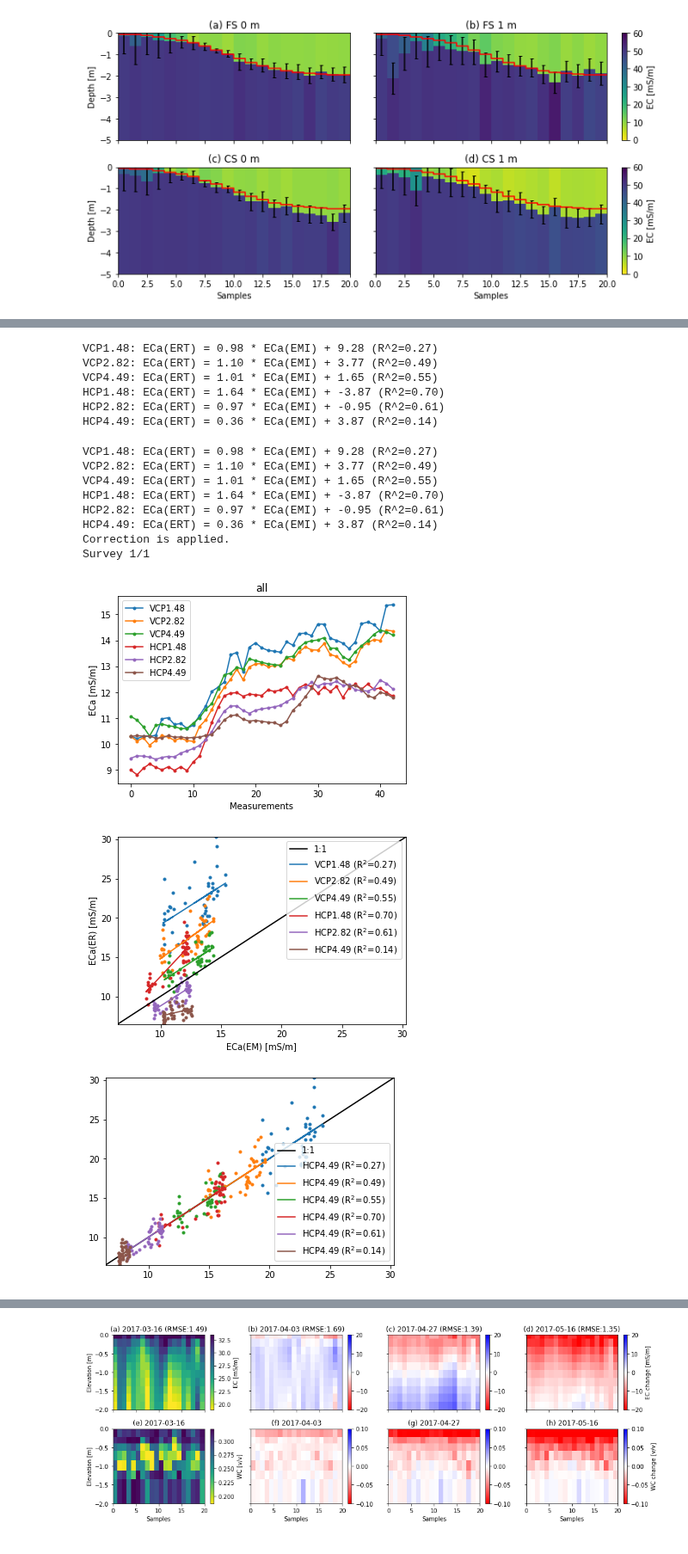
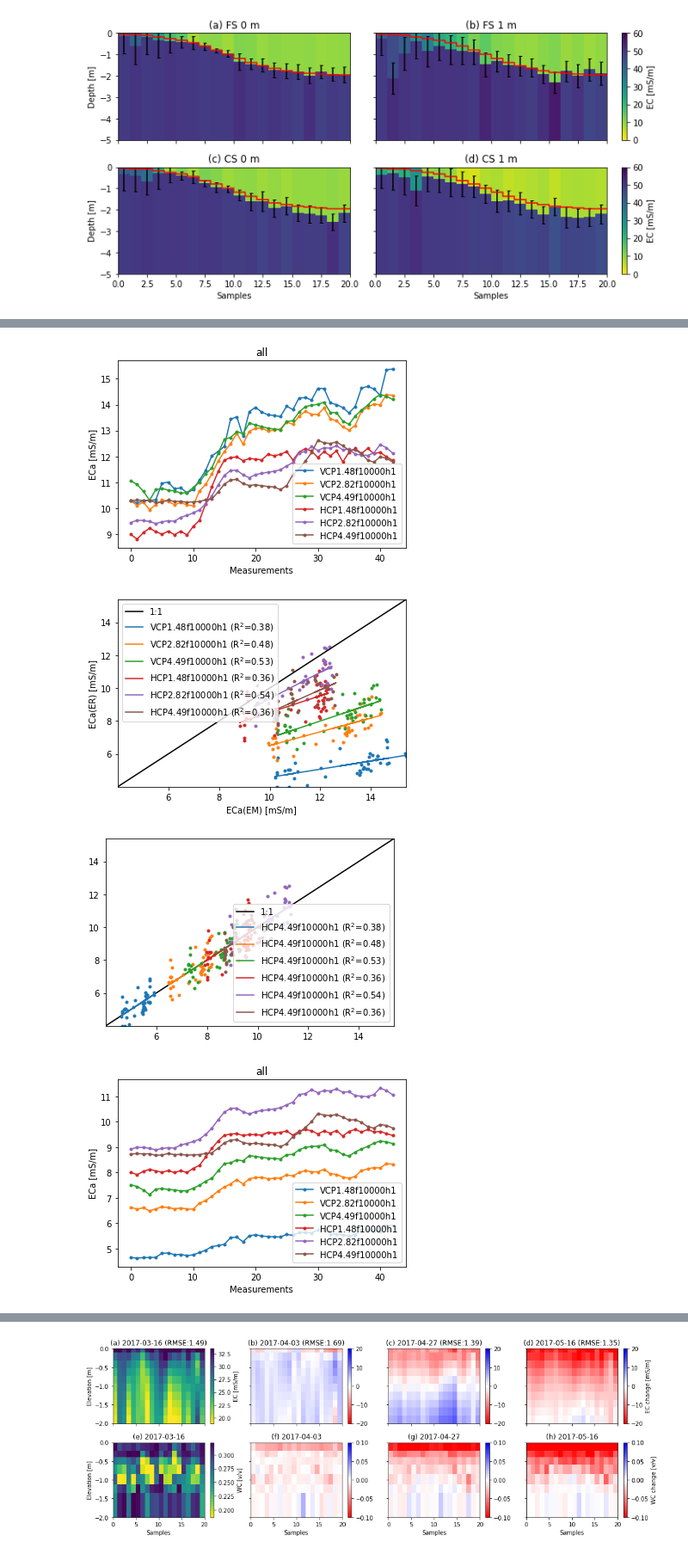
Before and after one commit to hkexgroup/emagpy, a Jupyter notebook: src/em-paper.ipynb, the cells around one changed output, grey strips where cells are left out. Shown at 86% size. Saved outputs shown, nothing was run; the diff lists cells and outputs as text; code cells hidden in the pictures.

```diff
--- a/src/em-paper.ipynb
+++ b/src/em-paper.ipynb
@@ -381,14 +263,15 @@ k1 = Problem()
 k1.createSurvey(fnameECa)
 k1.show()
 k1.setInit(depths0=np.arange(0.05, 3, 0.05))
-k1.invert(alpha=0.001,njobs=-1)
+k1.invert(forwardModel='CSgn')
 
 # ERT calibrated
 k2 = Problem()
 k2.createSurvey(fnameECa)
 k2.calibrate(fnameECa, fnameEC, forwardModel='FSeq') # plot calibration
 k2.calibrate(fnameECa, fnameEC, forwardModel='FSeq', apply=True) # apply the calibration
+k2.show()
 k2.setInit(depths0=np.arange(0.05, 3, 0.05))
-k2.invert(alpha=0.001,njobs=-1)
+k2.invert(forwardModel='CSgn')
 # %% [output]
 Survey 1/1
@@ -395,17 +294,4 @@ Survey 1/1
-VCP1.48: ECa(ERT) = 0.98 * ECa(EMI) + 9.28 (R^2=0.27)
-VCP2.82: ECa(ERT) = 1.10 * ECa(EMI) + 3.77 (R^2=0.49)
-VCP4.49: ECa(ERT) = 1.01 * ECa(EMI) + 1.65 (R^2=0.55)
-HCP1.48: ECa(ERT) = 1.64 * ECa(EMI) + -3.87 (R^2=0.70)
-HCP2.82: ECa(ERT) = 0.97 * ECa(EMI) + -0.95 (R^2=0.61)
-HCP4.49: ECa(ERT) = 0.36 * ECa(EMI) + 3.87 (R^2=0.14)
-VCP1.48: ECa(ERT) = 0.98 * ECa(EMI) + 9.28 (R^2=0.27)
-VCP2.82: ECa(ERT) = 1.10 * ECa(EMI) + 3.77 (R^2=0.49)
-VCP4.49: ECa(ERT) = 1.01 * ECa(EMI) + 1.65 (R^2=0.55)
-HCP1.48: ECa(ERT) = 1.64 * ECa(EMI) + -3.87 (R^2=0.70)
-HCP2.82: ECa(ERT) = 0.97 * ECa(EMI) + -0.95 (R^2=0.61)
-HCP4.49: ECa(ERT) = 0.36 * ECa(EMI) + 3.87 (R^2=0.14)
-Correction is applied.
-Survey 1/1
-[figure, old version]
+[figure, new version]
-[figure, old version]
+[figure, new version]
-[figure, old version]
+[figure, new version]
+[figure, added]
```
Also changed, not shown: parts of 56 cells of this notebook, 2 other files.
